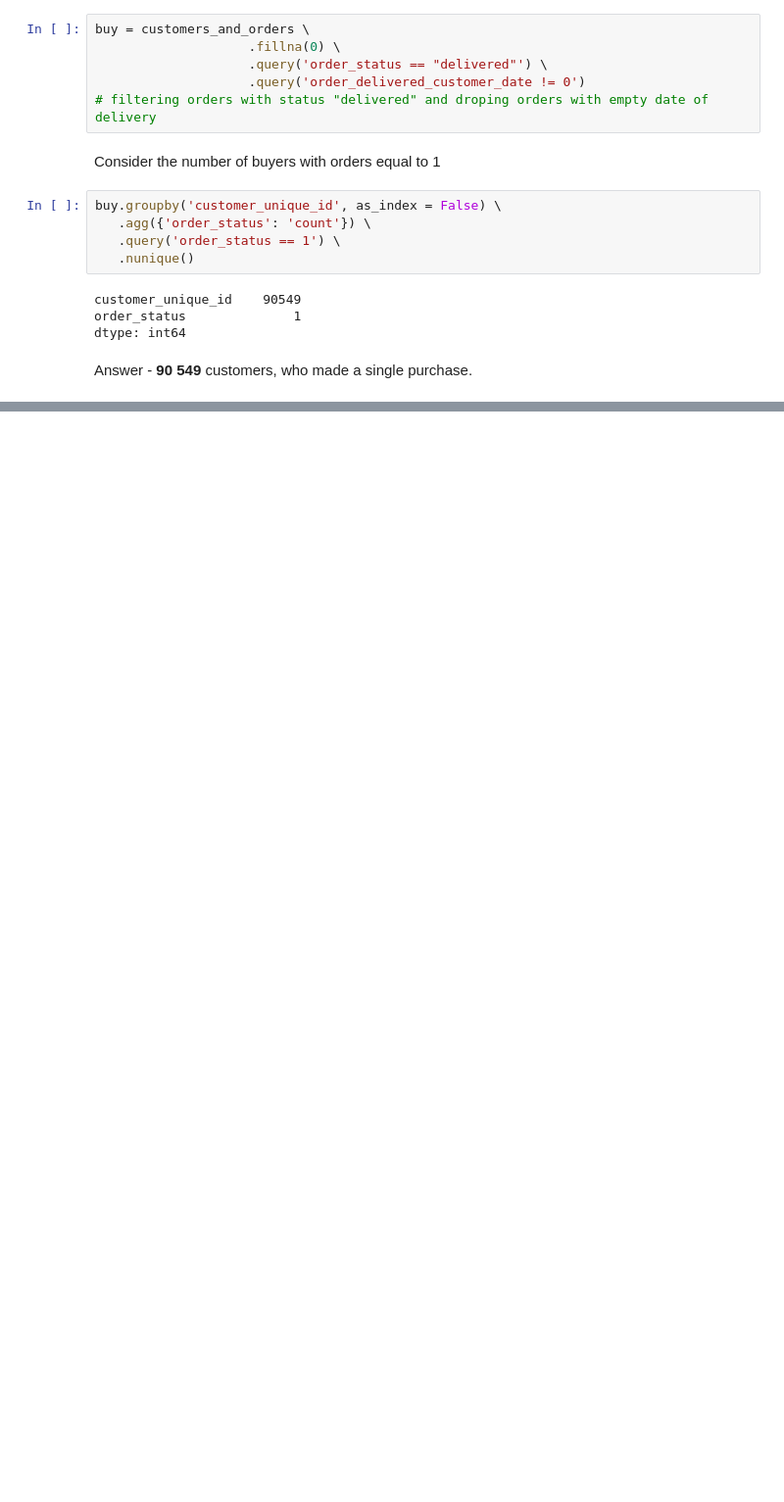
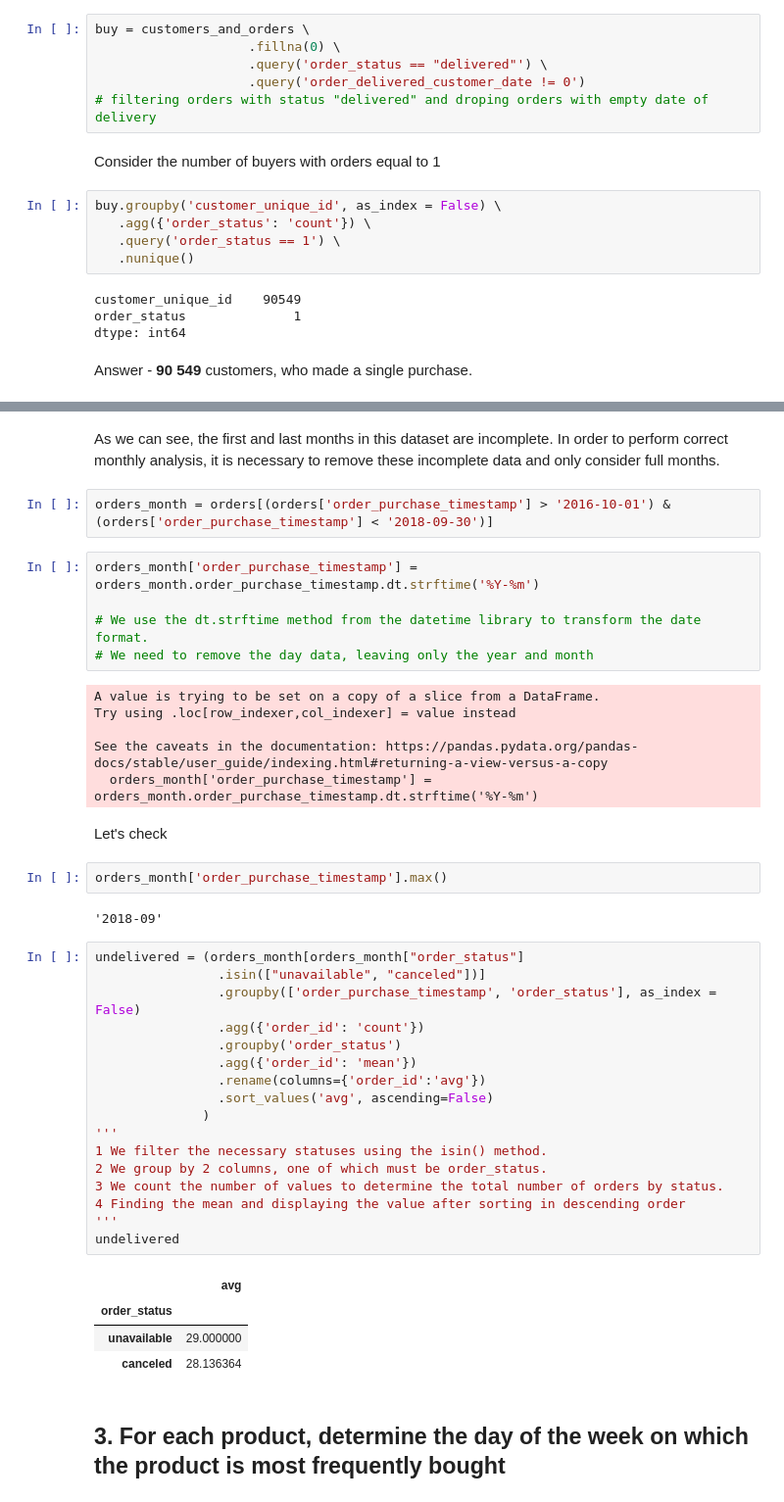
Before and after one commit to agolovini/data_analytics_kc_projects, a Jupyter notebook: _ecommerce_project_rfm_cohort/project_ecommerce_rfm_cohort.ipynb, the cells around one changed output, grey strips where cells are left out. Shown at 98% size. Drawn from its saved outputs; the diff is of its cells as text; blank space fills up the shorter version.

```diff
--- a/_ecommerce_project_rfm_cohort/project_ecommerce_rfm_cohort.ipynb
+++ b/_ecommerce_project_rfm_cohort/project_ecommerce_rfm_cohort.ipynb
@@ -276,0 +289,45 @@ Answer - **90 549** customers, who made a single purchase.
+# %% [markdown]
+As we can see, the first and last months in this dataset are incomplete. In order to perform correct monthly analysis, it is necessary to remove these incomplete data and only consider full months.
+# %%
+orders_month = orders[(orders['order_purchase_timestamp'] > '2016-10-01') & (orders['order_purchase_timestamp'] < '2018-09-30')]
+# %%
+orders_month['order_purchase_timestamp'] = orders_month.order_purchase_timestamp.dt.strftime('%Y-%m')
+
+# We use the dt.strftime method from the datetime library to transform the date format.
+# We need to remove the day data, leaving only the year and month
+# %% [output]
+A value is trying to be set on a copy of a slice from a DataFrame.
+Try using .loc[row_indexer,col_indexer] = value instead
+
+See the caveats in the documentation: https://pandas.pydata.org/pandas-docs/stable/user_guide/indexing.html#returning-a-view-versus-a-copy
+  orders_month['order_purchase_timestamp'] = orders_month.order_purchase_timestamp.dt.strftime('%Y-%m')
+# %% [markdown]
+Let's check
+# %%
+orders_month['order_purchase_timestamp'].max()
+# %% [output]
+'2018-09'
+# %%
+undelivered = (orders_month[orders_month["order_status"]
+                .isin(["unavailable", "canceled"])]
+                .groupby(['order_purchase_timestamp', 'order_status'], as_index = False)
+                .agg({'order_id': 'count'})
+                .groupby('order_status')
+                .agg({'order_id': 'mean'})
+                .rename(columns={'order_id':'avg'})
+                .sort_values('avg', ascending=False)
+              )
+'''
+1 We filter the necessary statuses using the isin() method.
+2 We group by 2 columns, one of which must be order_status.
+3 We count the number of values to determine the total number of orders by status.
+4 Finding the mean and displaying the value after sorting in descending order
+'''
+undelivered
+# %% [output]
+|  | avg |
+| order_status |  |
+| unavailable | 29.000000 |
+| canceled | 28.136364 |
+# %% [markdown]
+## 3. For each product, determine the day of the week on which the product is most frequently bought
```
Also changed, not shown: parts of 19 cells of this notebook.
